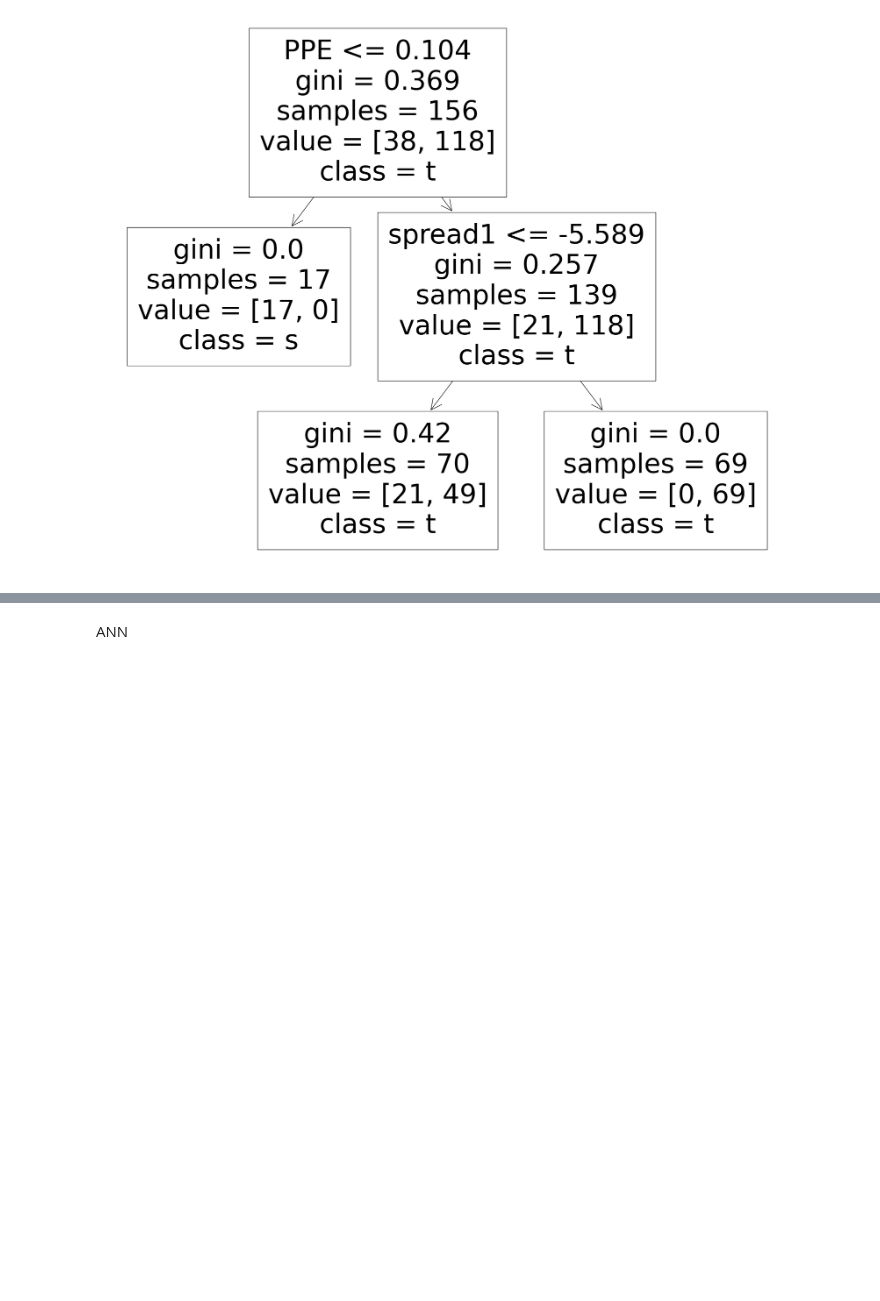
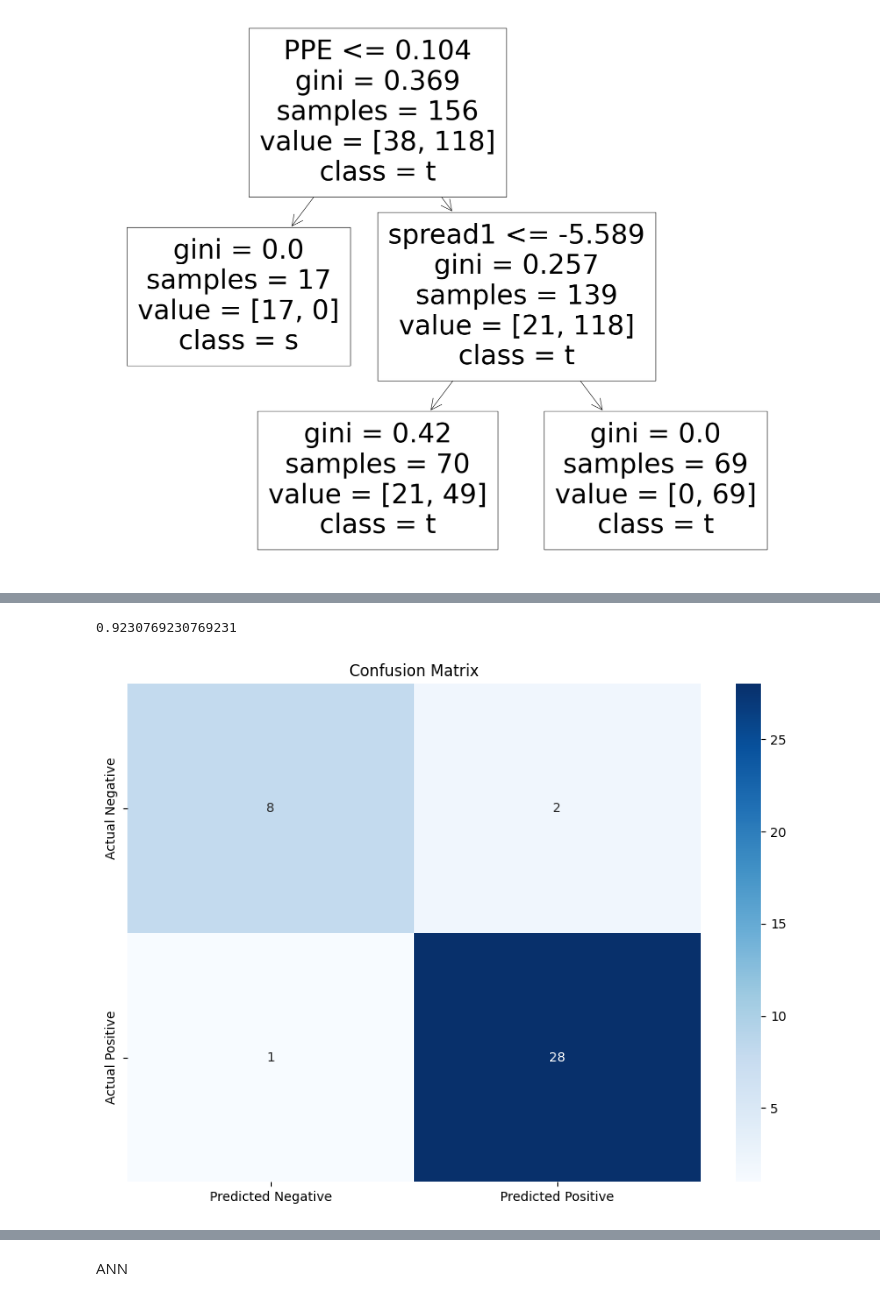
Before and after one commit to praveen1826/PDP, a Jupyter notebook: PDP_ML.ipynb, the cells around one changed output, grey strips where cells are left out. Saved outputs shown, nothing was run; the diff lists cells and outputs as text; code cells hidden in the pictures; blank space fills up the shorter version.

Commit message:
added more models

```diff
--- a/PDP_ML.ipynb
+++ b/PDP_ML.ipynb
@@ -119,6 +128,18 @@ array([[-0.61443971, -0.61780655,  0.04127923, ...,  0.5029092 ,
          1.45315514,  0.77558086],
        [ 0.52924939, -0.10330959,  1.11583374, ..., -0.37674221,
          0.37893111, -0.39314388]])
+# %%
+def cm_displayer(cm):
+  # Create a DataFrame from the confusion matrix.
+  cm_df = pd.DataFrame(cm, index=['Actual Negative', 'Actual Positive'], columns=['Predicted Negative', 'Predicted Positive'])
+
+  plt.figure(figsize=(10,7))
+
+  # Create a heatmap from the DataFrame.
+  sns.heatmap(cm_df, annot=True, fmt='g', cmap='Blues')
+
+  plt.title('Confusion Matrix')
+  plt.show()
 # %% [markdown]
 Logistic Regression
 # %%
@@ -445,0 +315,11 @@ tree = tree.plot_tree(dt_classifier ,feature_names = col, class_names = 'status'
+# %%
+from lightgbm import LGBMClassifier
+
+lgbm_classifier = LGBMClassifier(random_state=1)
+
+lgbm_classifier.fit(x_train,y_train)
+
+lgbm_model_filename = "LGBM_model.pkl"
+
+with open(lgbm_model_filename,"wb") as file:
+  pickle.dump(lgbm_classifier,file)
@@ -445,0 +344,10 @@ tree = tree.plot_tree(dt_classifier ,feature_names = col, class_names = 'status'
+# %%
+y_pred = lgbm_classifier.predict(x_test)
+#print(np.concatenate((y_pred.reshape(len(y_pred),1),y_test.reshape(len(y_test),1)),1))
+# %%
+cm = confusion_matrix(y_test,y_pred)
+print(accuracy_score(y_test, y_pred))
+cm_displayer(cm)
+# %% [output]
+0.9230769230769231
+[figure, added]
```
Also changed, not shown: parts of 56 cells of this notebook, 11 other files.
